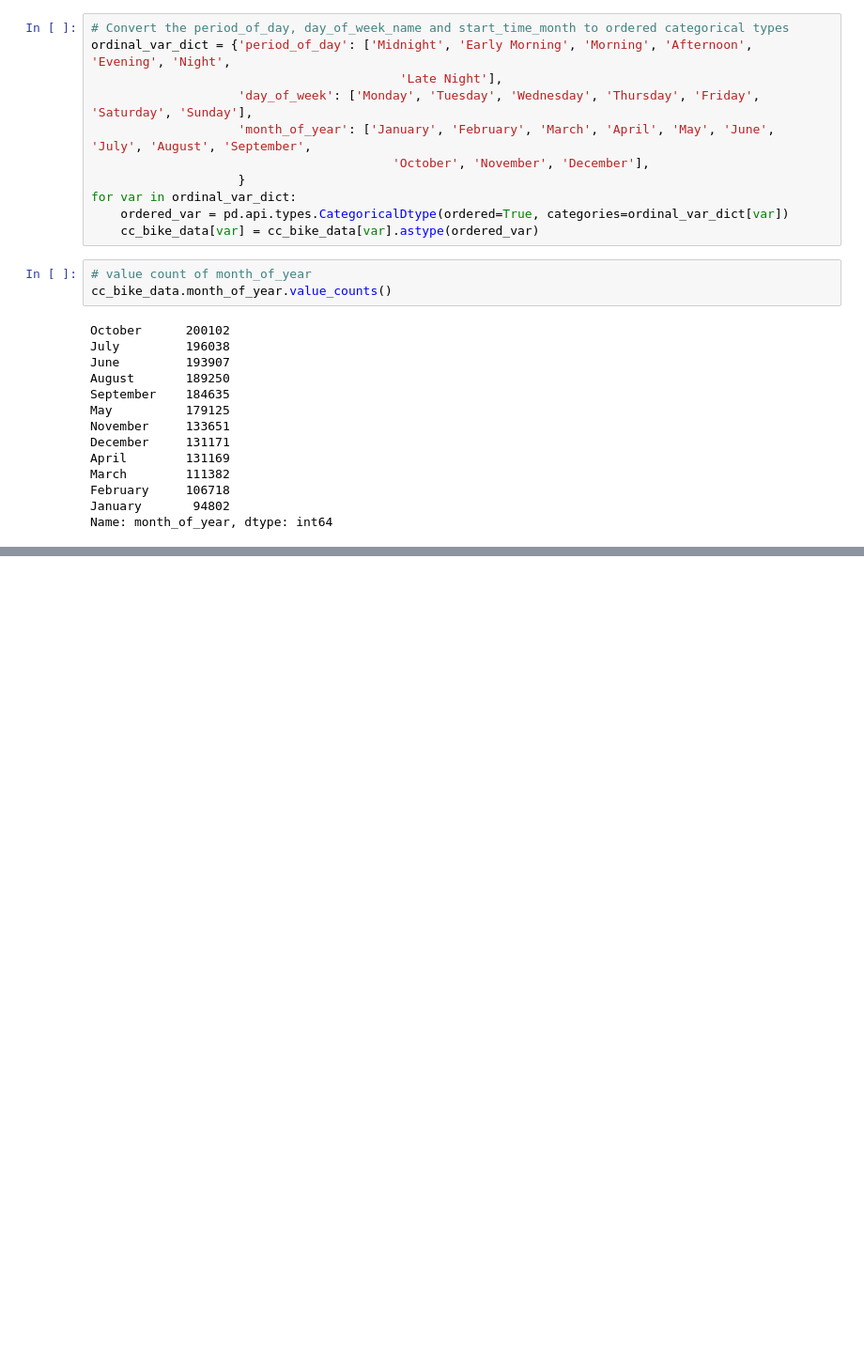
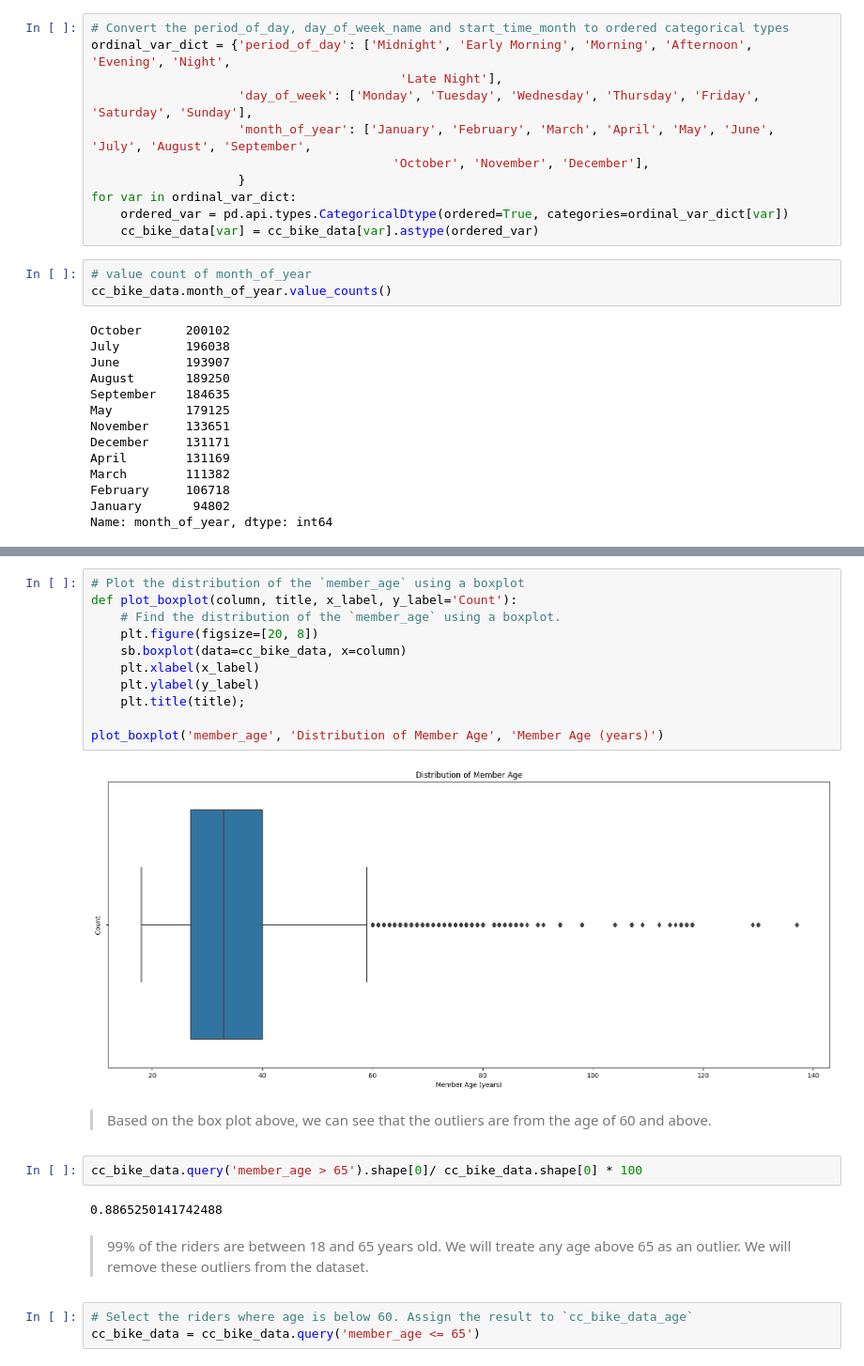
Before and after one commit to kisyular/data-visualization-project, a Jupyter notebook: Part_I_exploration.ipynb, the cells around one changed output, grey strips where cells are left out. Shown: that part at 94% size. Drawn from its saved outputs; the diff is of its cells as text; blank space fills up the shorter version.

```diff
--- a/Part_I_exploration.ipynb
+++ b/Part_I_exploration.ipynb
@@ -658,0 +686,24 @@ Name: month_of_year, dtype: int64
+# %%
+# Plot the distribution of the `member_age` using a boxplot
+def plot_boxplot(column, title, x_label, y_label='Count'):
+    # Find the distribution of the `member_age` using a boxplot.
+    plt.figure(figsize=[20, 8])
+    sb.boxplot(data=cc_bike_data, x=column)
+    plt.xlabel(x_label)
+    plt.ylabel(y_label)
+    plt.title(title);
+
+plot_boxplot('member_age', 'Distribution of Member Age', 'Member Age (years)')
+# %% [output]
+[figure, added]
+# %% [markdown]
+> Based on the box plot above, we can see that the outliers are from the age of 60 and above.
+# %%
+cc_bike_data.query('member_age > 65').shape[0]/ cc_bike_data.shape[0] * 100
+# %% [output]
+0.8865250141742488
+# %% [markdown]
+> 99% of the riders are between 18 and 65 years old. We will treate any age above 65 as an outlier. We will remove these outliers from the dataset.
+# %%
+# Select the riders where age is below 60. Assign the result to `cc_bike_data_age`
+cc_bike_data = cc_bike_data.query('member_age <= 65')
```
Also changed, not shown: parts of 13 cells of this notebook.
